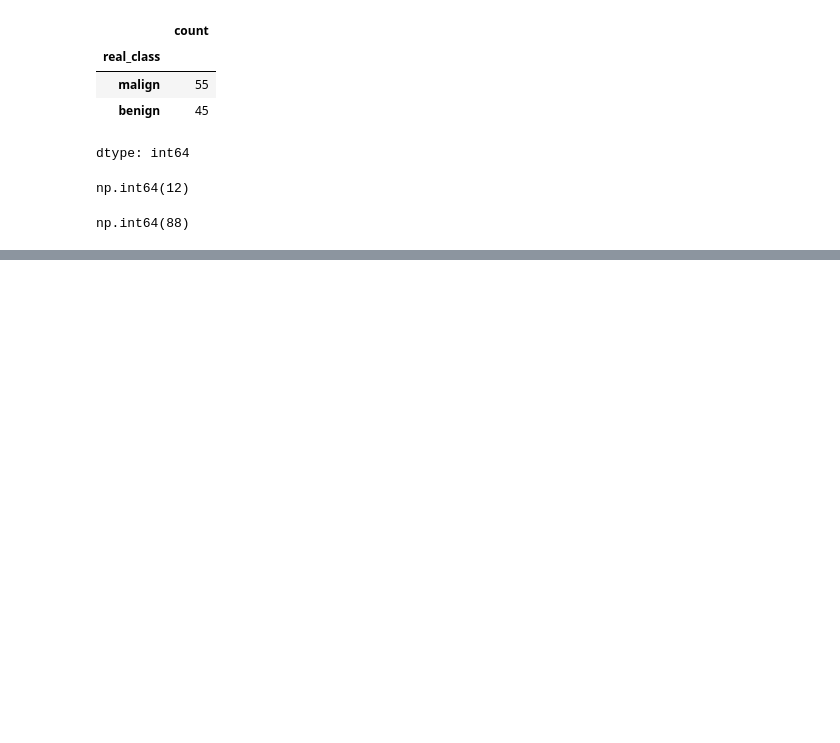
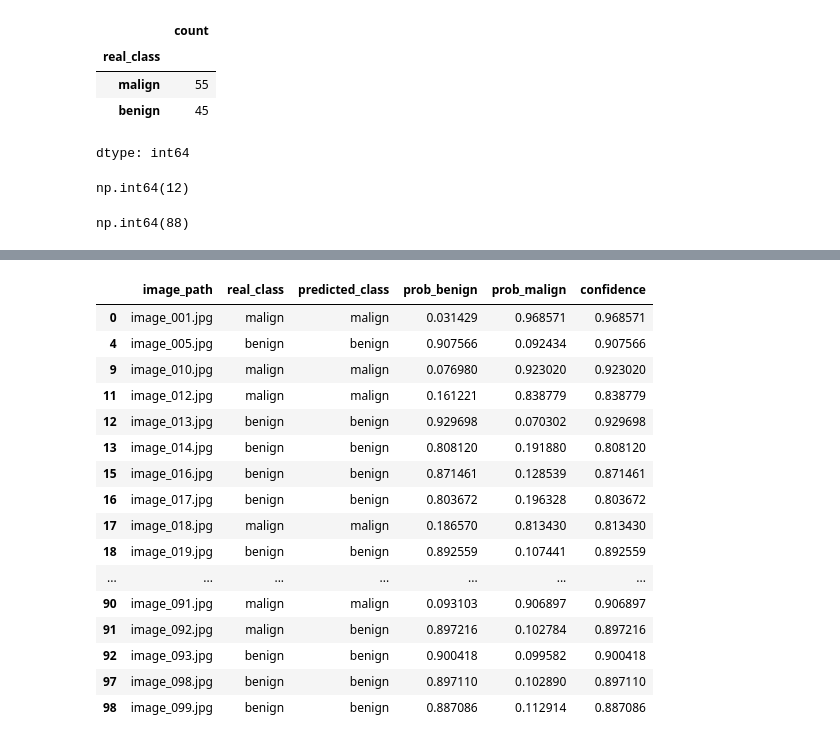
Before and after one commit to Guilherme0202PM/TreinamentoDados, a Jupyter notebook: Semana04/Section02/Tasks/CaseStudy_Pandas.ipynb, the cells around one changed output, grey strips where cells are left out. Drawn from its saved outputs; the diff is of its cells as text; code cells hidden in the pictures; blank space fills up the shorter version.

```diff
--- a/Semana04/Section02/Tasks/CaseStudy_Pandas.ipynb
+++ b/Semana04/Section02/Tasks/CaseStudy_Pandas.ipynb
@@ -65,0 +84,21 @@ np.int64(88)
+# %%
+erros_confiantes = data[data["confidence"] > 0.80]
+erros_confiantes
+# %% [output]
+|  | image_path | real_class | predicted_class | prob_benign | prob_malign | confidence |
+| 0 | image_001.jpg | malign | malign | 0.031429 | 0.968571 | 0.968571 |
+| 4 | image_005.jpg | benign | benign | 0.907566 | 0.092434 | 0.907566 |
+| 9 | image_010.jpg | malign | malign | 0.076980 | 0.923020 | 0.923020 |
+| 11 | image_012.jpg | malign | malign | 0.161221 | 0.838779 | 0.838779 |
+| 12 | image_013.jpg | benign | benign | 0.929698 | 0.070302 | 0.929698 |
+| 13 | image_014.jpg | benign | benign | 0.808120 | 0.191880 | 0.808120 |
+| 15 | image_016.jpg | benign | benign | 0.871461 | 0.128539 | 0.871461 |
+| 16 | image_017.jpg | benign | benign | 0.803672 | 0.196328 | 0.803672 |
+| 17 | image_018.jpg | malign | malign | 0.186570 | 0.813430 | 0.813430 |
+| 18 | image_019.jpg | benign | benign | 0.892559 | 0.107441 | 0.892559 |
+| ... | ... | ... | ... | ... | ... | ... |
+| 90 | image_091.jpg | malign | malign | 0.093103 | 0.906897 | 0.906897 |
+| 91 | image_092.jpg | malign | benign | 0.897216 | 0.102784 | 0.897216 |
+| 92 | image_093.jpg | benign | benign | 0.900418 | 0.099582 | 0.900418 |
+| 97 | image_098.jpg | benign | benign | 0.897110 | 0.102890 | 0.897110 |
+| 98 | image_099.jpg | benign | benign | 0.887086 | 0.112914 | 0.887086 |
```
Also changed, not shown: parts of 6 cells of this notebook.
